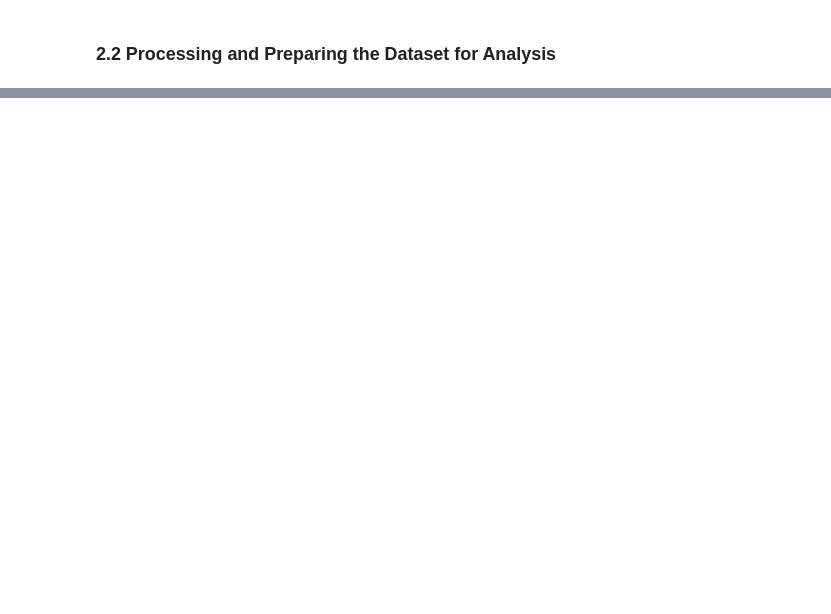
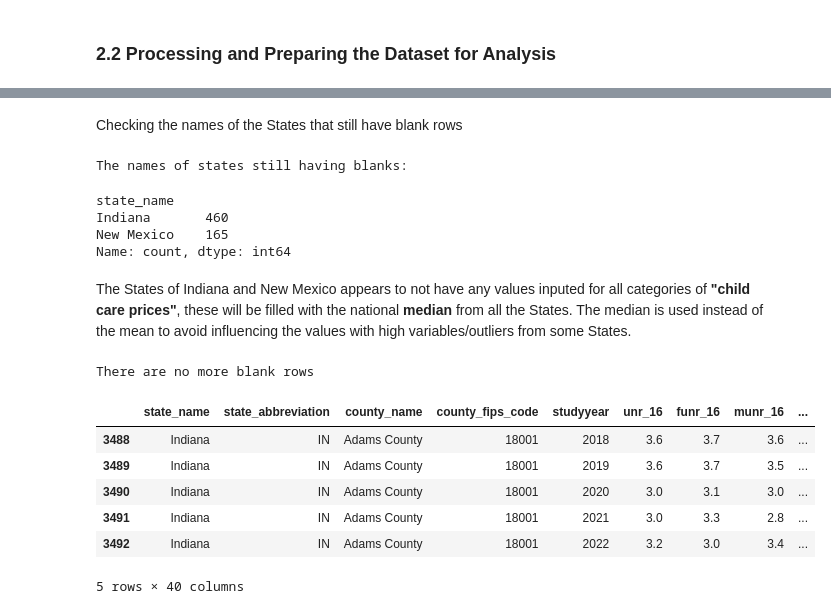
Before and after one commit to kaymighty86/us-poverty-rate-analysis, a Jupyter notebook: us_poverty_rate_analysis_notebook.ipynb, the cells around one changed output, grey strips where cells are left out. Drawn from its saved outputs; the diff is of its cells as text; code cells hidden in the pictures; blank space fills up the shorter version.

```diff
--- a/us_poverty_rate_analysis_notebook.ipynb
+++ b/us_poverty_rate_analysis_notebook.ipynb
@@ -67,0 +226,13 @@ The dataset contains 48,308 observations and 370 attributes. Half of the attribu
+# %% [markdown]
+Checking the names of the States that still have blank rows
+# %%
+print("The names of states still having blanks:")
+filtered_df[filtered_df["mc18to23"].isna()]["state_name"].value_counts() #check the names of the States with blanks
+# %% [output]
+The names of states still having blanks:
+state_name
+Indiana       460
+New Mexico    165
+Name: count, dtype: int64
+# %% [markdown]
+The States of Indiana and New Mexico appears to not have any values inputed for all categories of __"child care prices"__, these will be filled with the national **median** from all the States. The median is used instead of the mean to avoid influencing the values with high variables/outliers from some States.
@@ -67,0 +241,15 @@ The dataset contains 48,308 observations and 370 attributes. Half of the attribu
+# %%
+show_cols_with_blanks(filtered_df) #check if there is still any blank rows
+# %% [output]
+There are no more blank rows
+# %%
+#checking the observations from the State of Indiana again
+filtered_df[filtered_df["state_abbreviation"] == "IN"].head()
+# %% [output]
+|  | state_name | state_abbreviation | county_name | county_fips_code | studyyear | unr_16 | funr_16 | munr_16 | ... |
+| 3488 | Indiana | IN | Adams County | 18001 | 2018 | 3.6 | 3.7 | 3.6 | ... |
+| 3489 | Indiana | IN | Adams County | 18001 | 2019 | 3.6 | 3.7 | 3.5 | ... |
+| 3490 | Indiana | IN | Adams County | 18001 | 2020 | 3.0 | 3.1 | 3.0 | ... |
+| 3491 | Indiana | IN | Adams County | 18001 | 2021 | 3.0 | 3.3 | 2.8 | ... |
+| 3492 | Indiana | IN | Adams County | 18001 | 2022 | 3.2 | 3.0 | 3.4 | ... |
+5 rows × 40 columns
```
Also changed, not shown: parts of 22 cells of this notebook.
